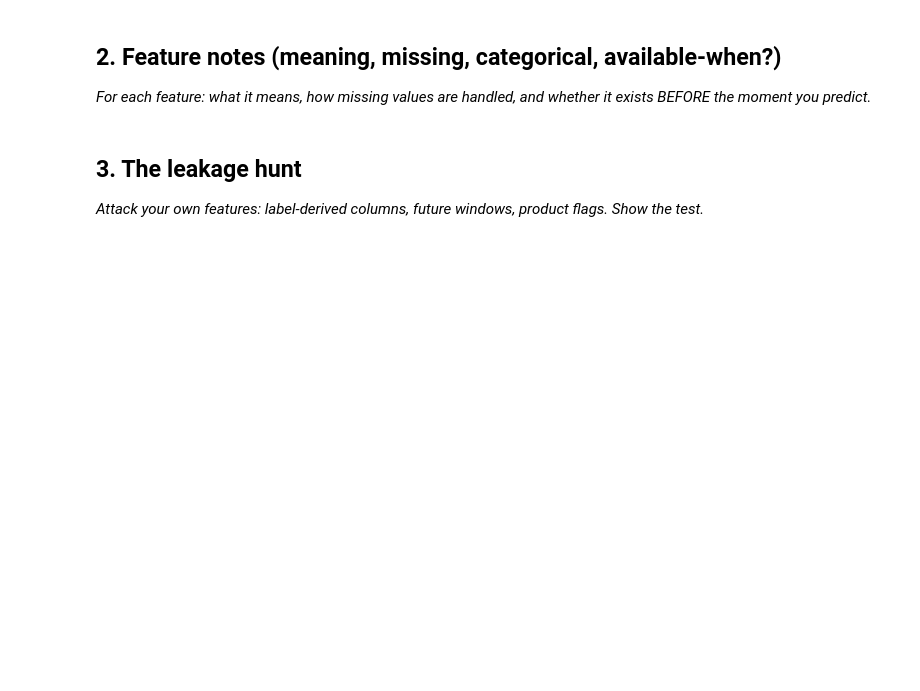
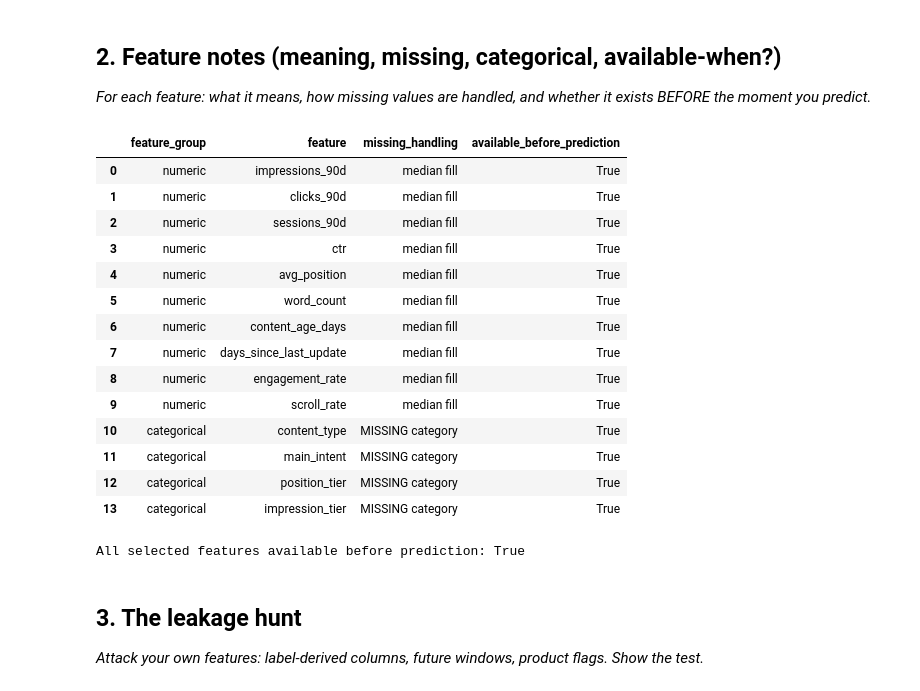
Before and after one commit to bilalahmed251/-ML-Search-Discovery, a Jupyter notebook: work/notebooks/w03_feature_leakage_check.ipynb, the cells around one changed output. Cells and saved outputs as stored; diff of their text form; code cells hidden in the pictures; blank space fills up the shorter version.

```diff
--- a/work/notebooks/w03_feature_leakage_check.ipynb
+++ b/work/notebooks/w03_feature_leakage_check.ipynb
@@ -23,3 +102,38 @@ This skeleton is yours to fill. Work the sections **in order** — each one has
+# %%
+feature_notes = pd.DataFrame({
+    "feature_group": ["numeric"] * len(numeric_features) +
+                     ["categorical"] * len(categorical_features),
+    "feature": numeric_features + categorical_features,
+    "missing_handling": (
+        ["median fill"] * len(numeric_features) +
+        ["MISSING category"] * len(categorical_features)
+    ),
+    "available_before_prediction": [True] * (
+        len(numeric_features) + len(categorical_features)
+    )
+})
+
+display(feature_notes)
+
+print("All selected features available before prediction:",
+      feature_notes["available_before_prediction"].all())
+# %% [output]
+|  | feature_group | feature | missing_handling | available_before_prediction |
+| 0 | numeric | impressions_90d | median fill | True |
+| 1 | numeric | clicks_90d | median fill | True |
+| 2 | numeric | sessions_90d | median fill | True |
+| 3 | numeric | ctr | median fill | True |
+| 4 | numeric | avg_position | median fill | True |
+| 5 | numeric | word_count | median fill | True |
+| 6 | numeric | content_age_days | median fill | True |
+| 7 | numeric | days_since_last_update | median fill | True |
+| 8 | numeric | engagement_rate | median fill | True |
+| 9 | numeric | scroll_rate | median fill | True |
+| 10 | categorical | content_type | MISSING category | True |
+| 11 | categorical | main_intent | MISSING category | True |
+| 12 | categorical | position_tier | MISSING category | True |
+| 13 | categorical | impression_tier | MISSING category | True |
+All selected features available before prediction: True
 # %% [markdown]
 ## 3. The leakage hunt
 
```
Also changed, not shown: parts of 11 cells of this notebook.
